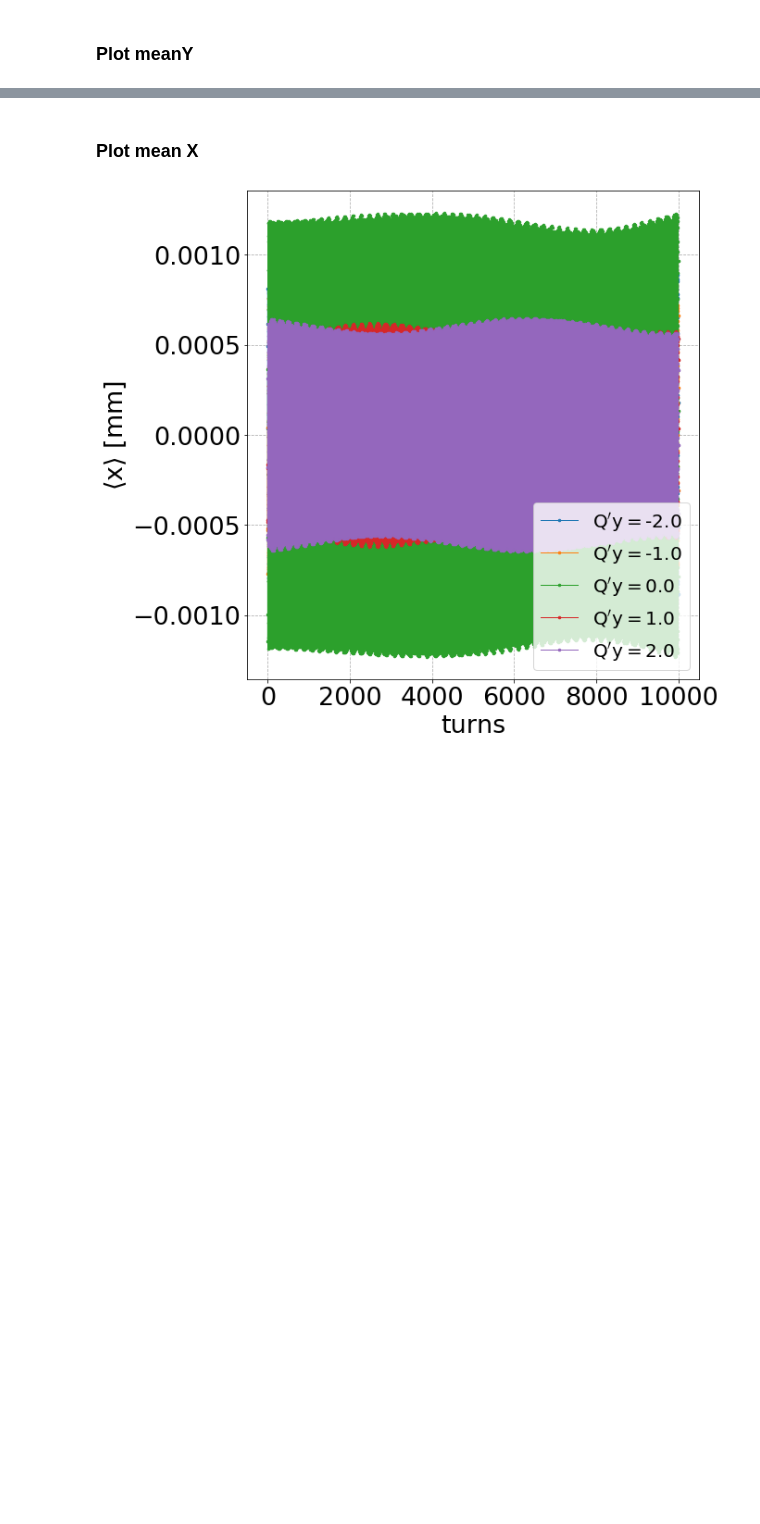
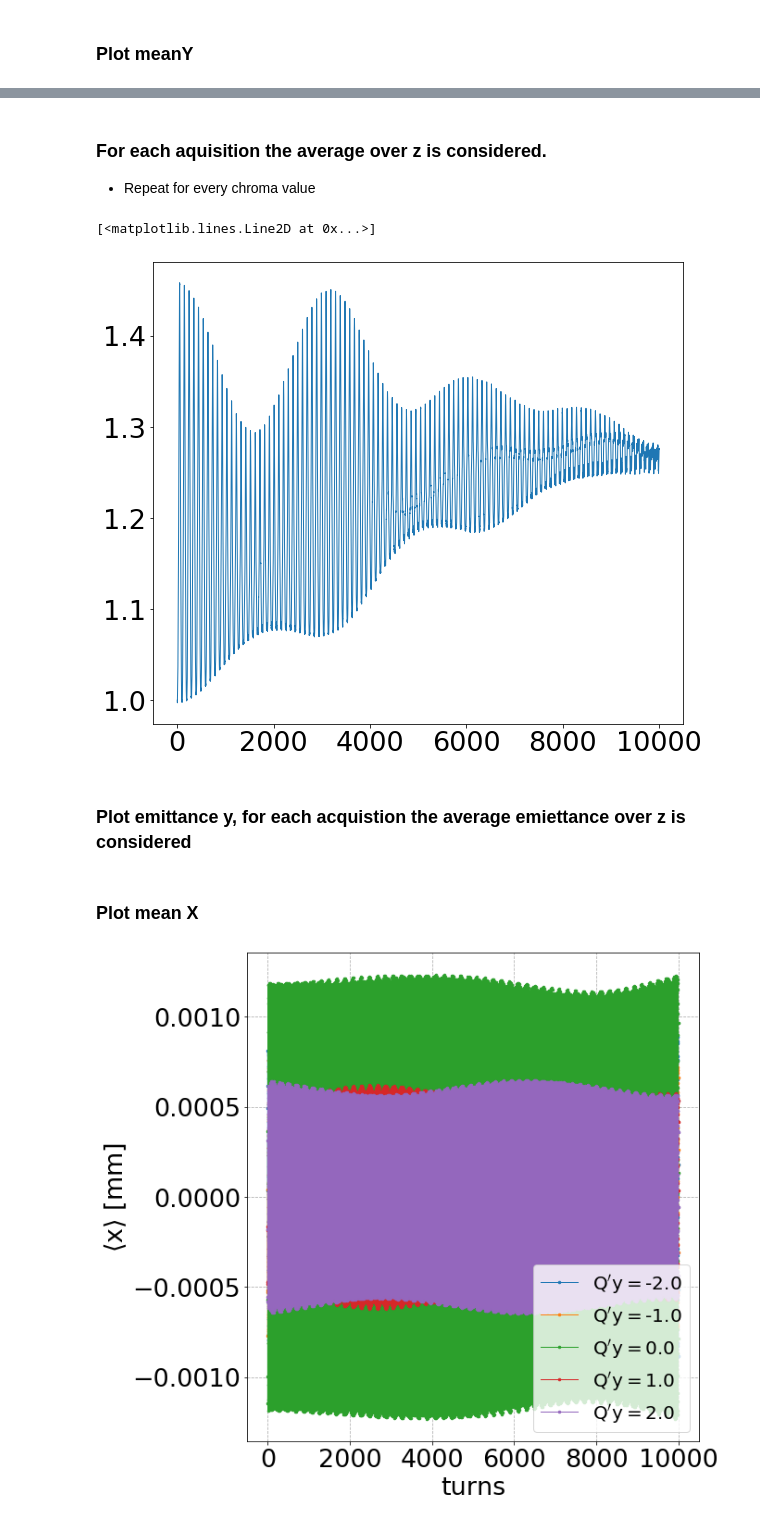
Before and after one commit to natriant/cc_rf_noise_pyheadtail, a Jupyter notebook: post_process_analysis/job005c_centroidMotion_vs_emittanceBU_chromaScan_cosOffset.ipynb, the cells around one changed output, grey strips where cells are left out. Cells and saved outputs as stored; diff of their text form; code cells hidden in the pictures; blank space fills up the shorter version.

```diff
--- a/post_process_analysis/job005c_centroidMotion_vs_emittanceBU_chromaScan_cosOffset.ipynb
+++ b/post_process_analysis/job005c_centroidMotion_vs_emittanceBU_chromaScan_cosOffset.ipynb
@@ -81,15 +104,18 @@ if savefig:
 # %%
+turn = 500
 fig, ax = plt.subplots()
+
 for i, Qpy in enumerate(Qpy_scan):
-    ax.plot(emitY_list[i]/emitY_list[i][0], '.-', label=r'$\mathrm{Q^\prime y=}$'+f'{Qpy}')
+    ax.plot(np.array(emitY_list[i][turn])*1e6, '.-', label=r'$\mathrm{Q^\prime y=}$'+f'{Qpy}')
 ax.set_xlabel('turns')
-ax.set_ylabel(r'$\mathrm{\epsilon_y / \epsilon_{y_0}}$')
+ax.set_ylabel(r'$\mathrm{\epsilon_y \ [\mu m]}$')
 ax.grid(linestyle='dashed')
 ax.legend(loc=0)
 
+plt.title(f'turn {turn}')
 plt.tight_layout()
 
-savefig = True
+savefig = False
 if savefig:
     plt.savefig(f'./output/emitY_{study_name}Scan.png', bbox_inches='tight')
 # %% [output]
@@ -96,0 +123,18 @@ if savefig:
+# %% [markdown]
+### For each aquisition the average over z is considered.
+
+- Repeat for every chroma value
+# %%
+mean_emitY = {}
+
+for i, Qpy in enumerate(Qpy_scan):
+    mean_emitY[f'Qpy_{Qpy}'] = []
+    for turn in range(len(emitY_list[i])):
+        mean_emitY[f'Qpy_{Qpy}'].append(np.mean(emitY_list[i][turn]))
+# %%
+plt.plot( mean_emitY[f'Qpy_{0}']/mean_emitY[f'Qpy_{0}'][0])
+# %% [output]
+[<matplotlib.lines.Line2D at 0x...>]
+[figure, added]
+# %% [markdown]
+### Plot emittance y, for each acquistion the average emiettance over z is considered
```
Also changed, not shown: parts of 10 cells of this notebook, 14 other files.
